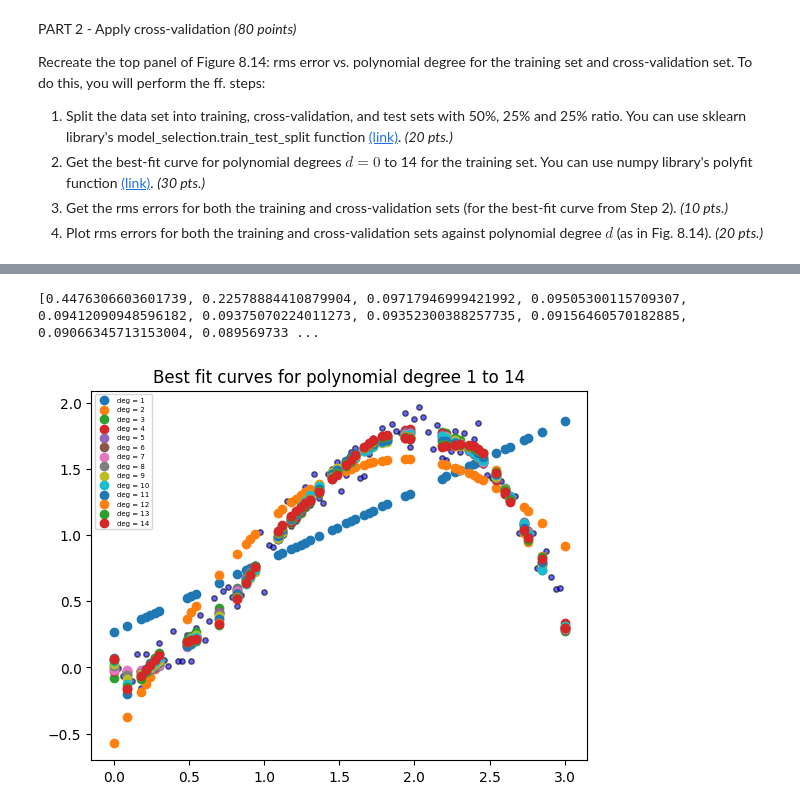
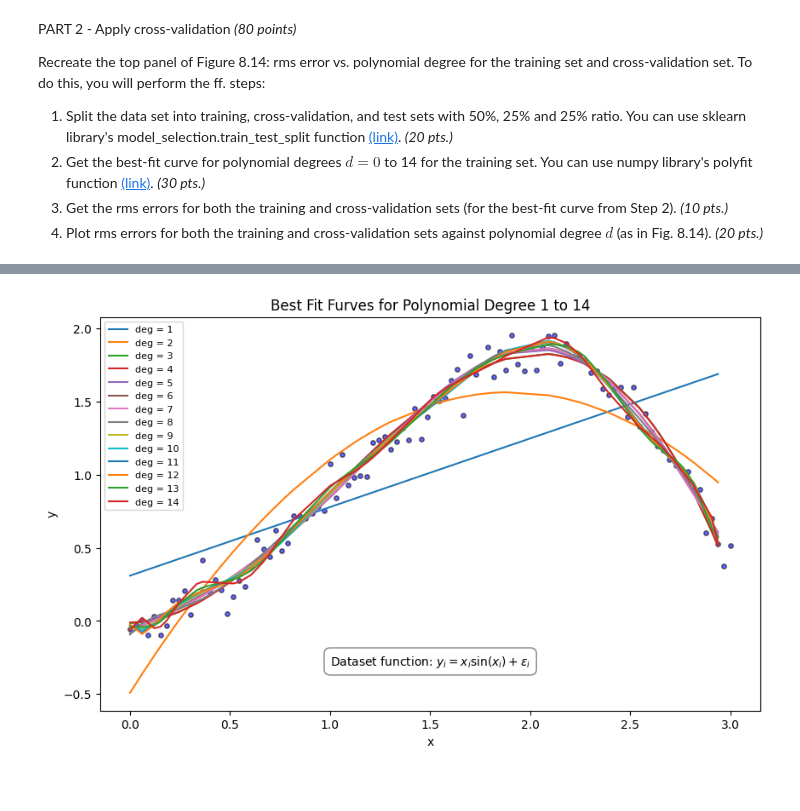
Before and after one commit to aiquiamjot/App_Physics157, a Jupyter notebook: submissions/AP157_lab_assignment_A1.ipynb, the cells around one changed output, grey strips where cells are left out. Saved outputs shown, nothing was run; the diff lists cells and outputs as text; code cells hidden in the pictures; blank space fills up the shorter version.

```diff
--- a/submissions/AP157_lab_assignment_A1.ipynb
+++ b/submissions/AP157_lab_assignment_A1.ipynb
@@ -81,23 +96,29 @@ dd.sort()
 # %%
-rmse = []; rmse2=[]
+#   plotting toy data set to be layered with polynomial curves on top
+plt.figure(figsize=(10,6))
+plt.scatter(x_points, y_points, color = 'blue', alpha = 0.6, edgecolor='black', s = 15)
+plt.xlabel('x')
+plt.ylabel('y')
 
-plt.scatter(x_points, y_points, color = 'blue', alpha = 0.6, edgecolor='black', s = 15)
+#   lists to store root mean square error for training and cross validation
+rmsee = []; rmsee2 = []
 
+#   loop to create and plot best fit polynomial curves from degree 1 to 14
 for i in range(1,15):
-    k = np.polyfit(x_train,y_train,i)
-    p = np.poly1d(k)
-    x_curve = np.linspace(min(x_train),max(x_train),len(x_train))
-    y_curve = p(x_train)
+    k = np.polyfit(x_train,y_train,i)   #   stores coeffecients of polynomial of degree i in k
+    p = np.poly1d(k)                    #   creates a polynomial function p using the coefficients
+    y_curve = p(x_train_sorted)         #   computes y values of the polynomial curve using the sorted x values
 
-    plt.scatter(x_train,y_curve,label = 'deg = '+str(i))
-    plt.title('Best fit curves for polynomial degree 1 to 14')
-    plt.legend(loc='upper left',fontsize=5)
+    #   plotting the polynomial curve
+    plt.plot(x_train_sorted,y_curve,label = 'deg = '+str(i))
+    plt.title('Best Fit Furves for Polynomial Degree 1 to 14')
+    plt.legend(loc='upper left',fontsize=8)
 
-    rmse.append(np.sqrt(np.sum(((y_train-y_curve))**2)/len(x_train)))
-    rmse2.append(np.sqrt(np.sum(((y_val-p(x_val)))**2)/len(x_val)))
+    # calculating and storing RMSE for the training and cross validation sets, respectively
+    rmsee.append(np.sqrt(np.sum(((y_train-p(x_train)))**2)/len(x_train)))
+    rmsee2.append(np.sqrt(np.sum(((y_val-p(x_val)))**2)/len(x_val)))
 
-
-print(rmse)
+plt.annotate('Dataset function: $y_i = x_i\sin(x_i)+\epsilon_i$', (1, -0.3), bbox=dict(facecolor='white', alpha=0.5, boxstyle='round,pad=0.5'))
+plt.show()
 # %% [output]
-[0.4476306603601739, 0.22578884410879904, 0.09717946999421992, 0.09505300115709307, 0.09412090948596182, 0.09375070224011273, 0.09352300388257735, 0.09156460570182885, 0.09066345713153004, 0.089569733 ...
-[figure, old version]
+[figure, new version]
```
Also changed, not shown: parts of 12 cells of this notebook.
